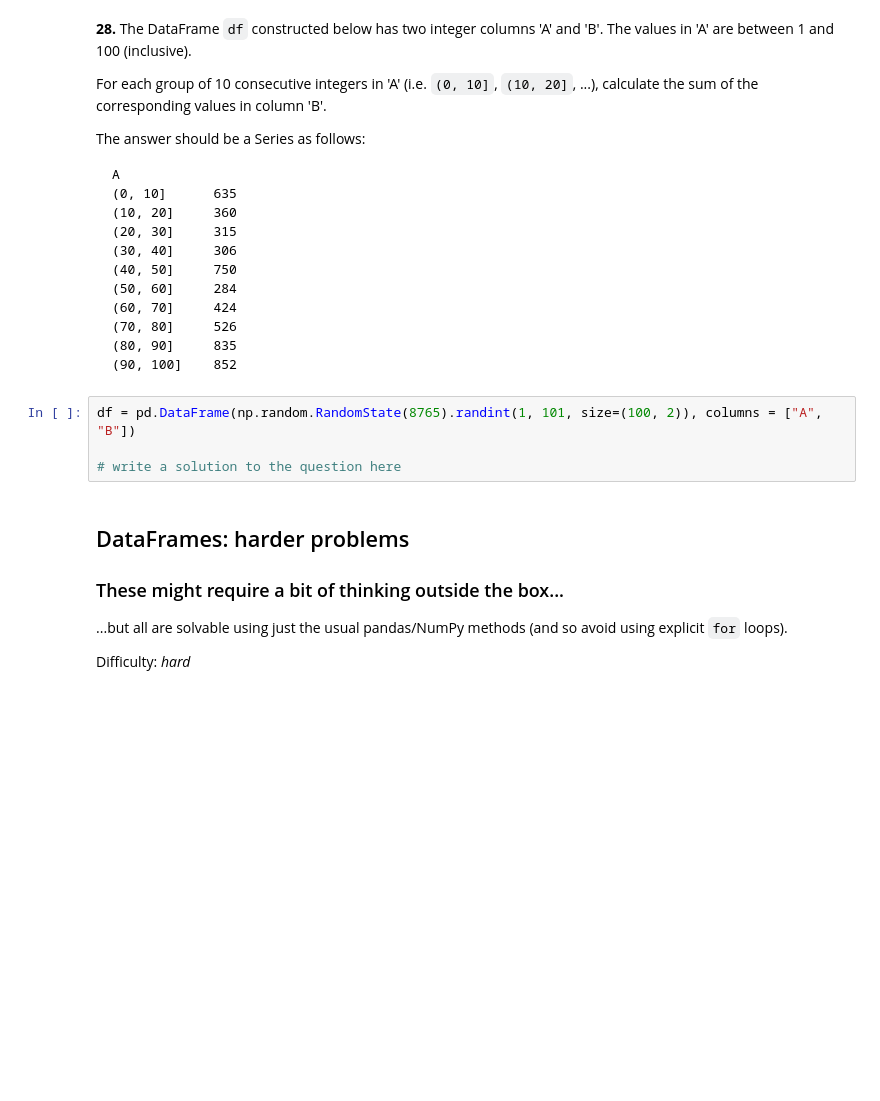
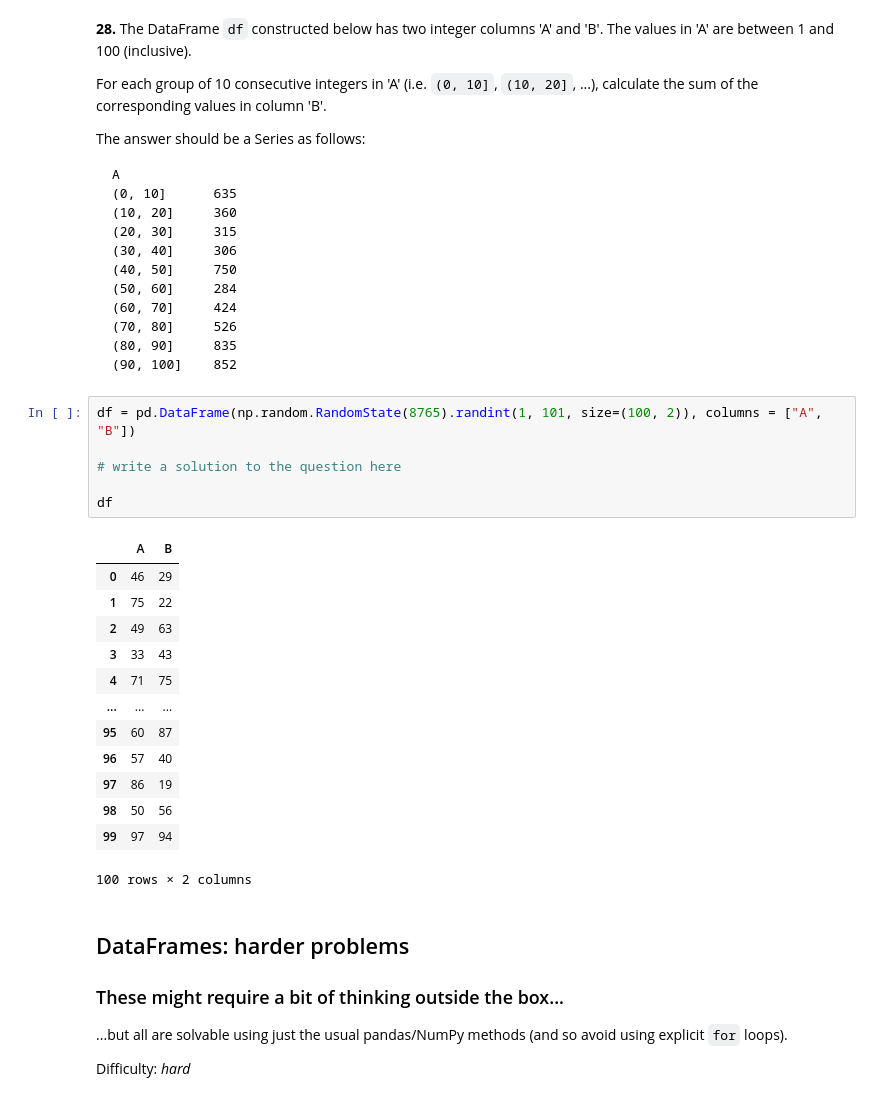
Before and after one commit to gurmicha/100-pandas-puzzles, a Jupyter notebook: 100-pandas-puzzles.ipynb, the cells around one changed output. Saved outputs shown, nothing was run; the diff lists cells and outputs as text; blank space fills up the shorter version.

```diff
--- a/100-pandas-puzzles.ipynb
+++ b/100-pandas-puzzles.ipynb
@@ -439,7 +449,23 @@ A
 # %%
 df = pd.DataFrame(np.random.RandomState(8765).randint(1, 101, size=(100, 2)), columns = ["A", "B"])
 
 # write a solution to the question here
+
+df
+# %% [output]
+|  | A | B |
+| 0 | 46 | 29 |
+| 1 | 75 | 22 |
+| 2 | 49 | 63 |
+| 3 | 33 | 43 |
+| 4 | 71 | 75 |
+| ... | ... | ... |
+| 95 | 60 | 87 |
+| 96 | 57 | 40 |
+| 97 | 86 | 19 |
+| 98 | 50 | 56 |
+| 99 | 97 | 94 |
+100 rows × 2 columns
 # %% [markdown]
 ## DataFrames: harder problems
 
```
Also changed, not shown: parts of 1 cell of this notebook.
